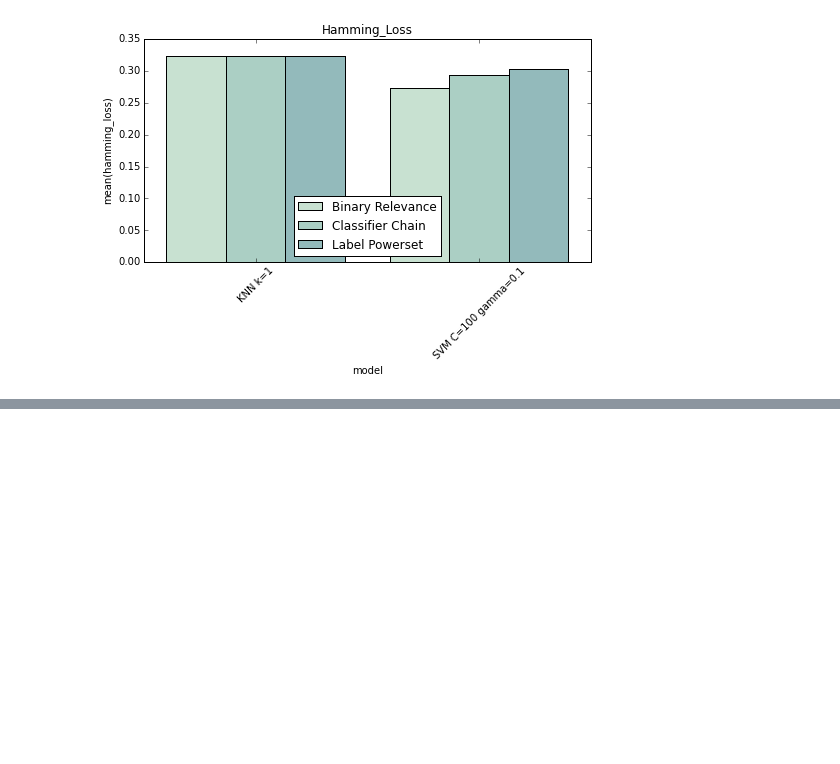
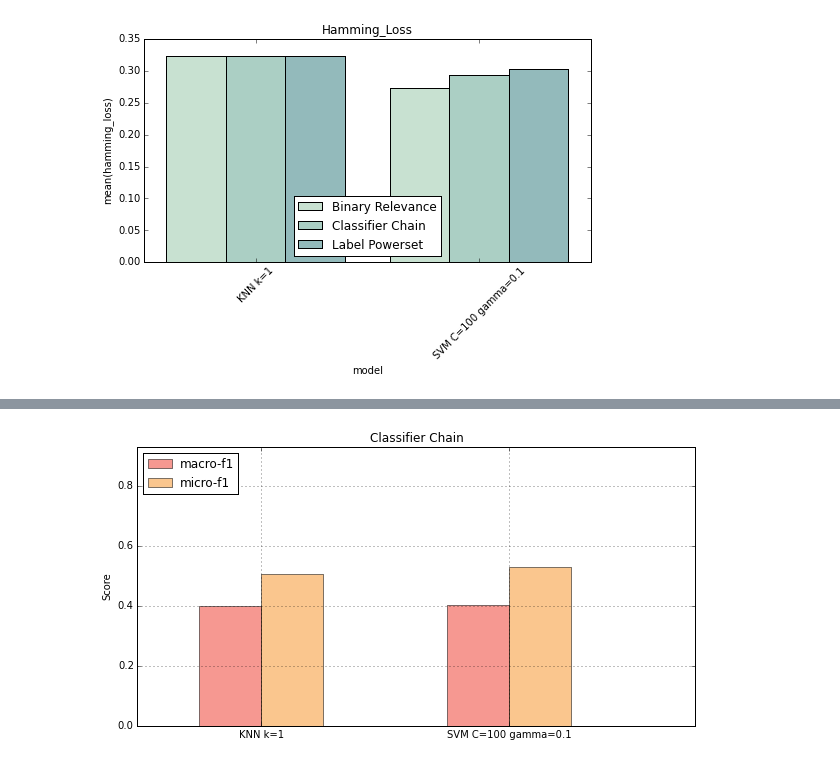
Before and after one commit to chrystalchan-academic/movie_project, a Jupyter notebook: python_notebook/Milestone3_preidct_multilabel_final.ipynb, the cells around one changed output, grey strips where cells are left out. Saved outputs shown, nothing was run; the diff lists cells and outputs as text; code cells hidden in the pictures; blank space fills up the shorter version.

```diff
--- a/python_notebook/Milestone3_preidct_multilabel_final.ipynb
+++ b/python_notebook/Milestone3_preidct_multilabel_final.ipynb
@@ -684,0 +689,4 @@ plt.show()
+# %%
+plot_comparison('Classifier Chain', 'macro-f1','micro-f1')
+# %% [output]
+[figure, added]
```
Also changed, not shown: parts of 9 cells of this notebook.
